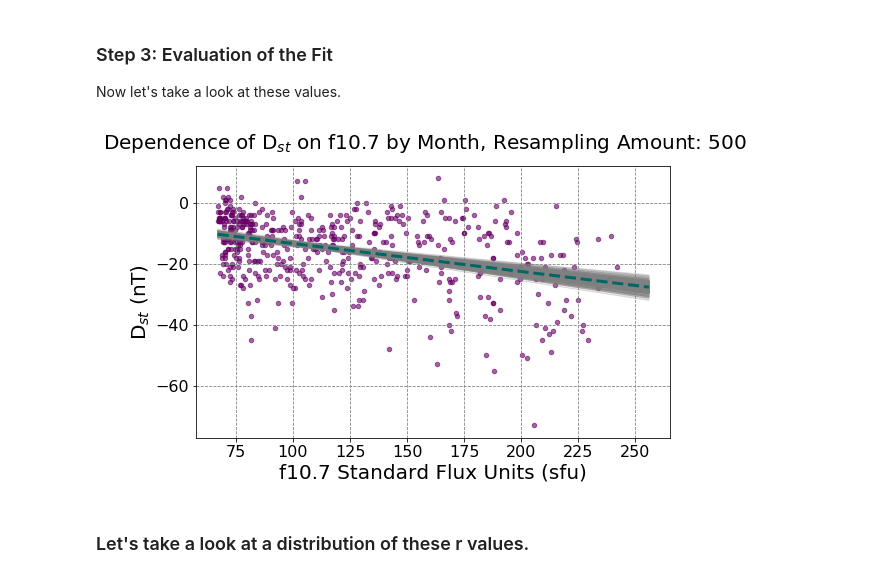
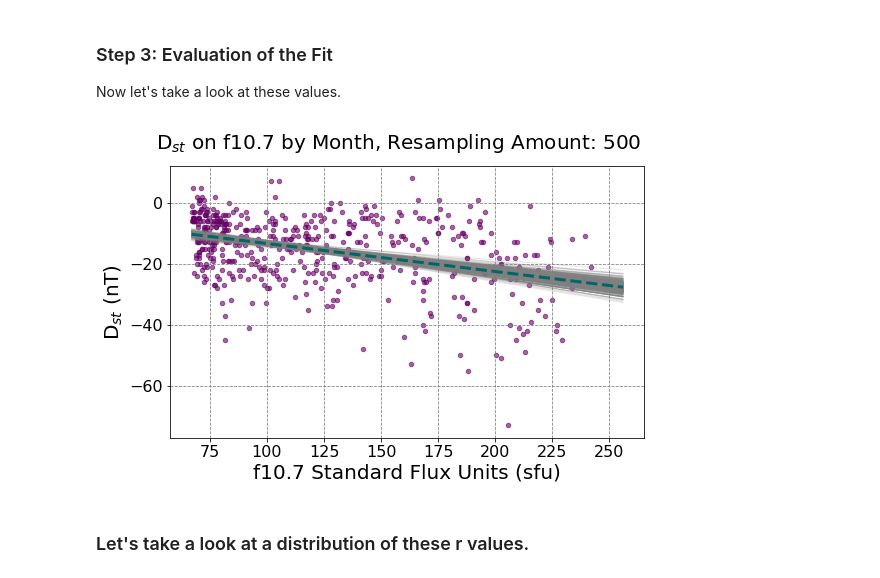
Before and after one commit to abbyazari/data_vis_statistics_geosciences, a Jupyter notebook: Lab8/Lab8_SpaceWeatherBootstraps.ipynb, the cells around one changed output. Saved outputs shown, nothing was run; the diff lists cells and outputs as text; code cells hidden in the pictures.

```diff
--- a/Lab8/Lab8_SpaceWeatherBootstraps.ipynb
+++ b/Lab8/Lab8_SpaceWeatherBootstraps.ipynb
@@ -525,7 +525,7 @@ The mean rVal is -0.40 with a standard deviation of 0.03685.
 Now let's take a look at these values.
 # %%
 fig = plt.figure(figsize=(8.5, 5))
-fig.suptitle('Dependence of D$_{st}$ on f10.7 by Month, ' +
+fig.suptitle('D$_{st}$ on f10.7 by Month, ' +
              'Resampling Amount: {} \n'.format(numIterations),
              fontsize=20)
 
@@ -546,34 +546,34 @@ ax1.scatter(monthlyOmni['f10.7_index'], monthlyOmni['Dst'],
 minVal  = np.nanmin(monthlyOmni['f10.7_index'])
 maxVal  = np.nanmax(monthlyOmni['f10.7_index'])
 spacing = (maxVal - minVal) / 20.0
 
 #create new xarray for pretty plotting
 xVals = np.arange(minVal, maxVal+spacing, int(spacing))
 
 for slope, intercept in zip(bootstrapVals['Slopes'], bootstrapVals['Intercepts']):
 
     #calculate y values
     yModel = slope*xVals + intercept
 
     #and plot in gray
     ax1.plot(xVals, yModel, color = 'grey', alpha = 0.2, lw = 1.0)
 
 #plot final value in turquoise -
 yModelOrig = slopeOrig*xVals + interceptOrig
 
 ax1.plot(xVals, yModelOrig,
          color = '#006666', alpha = 1.0, linestyle = '--', lw = 3.0)
 
 
 #set up grid
 ax1.grid(color='gray', linestyle='dashed')
 
 #set up label sizes
 ax1.tick_params(labelsize = 16)
 
 plt.savefig('./Figures/BootstrapLinearFits.png')
 # %% [output]
-[figure, old version]
+[figure, new version]
 # %% [markdown]
 ### Let's take a look at a distribution of these r values.
 # %%
```
Also changed, not shown: parts of 8 cells of this notebook, 3 other files.
